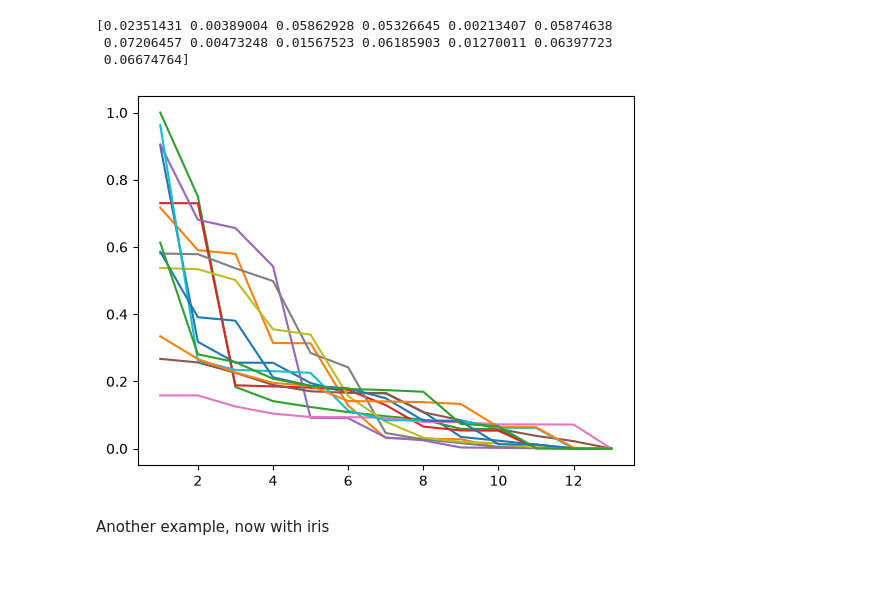
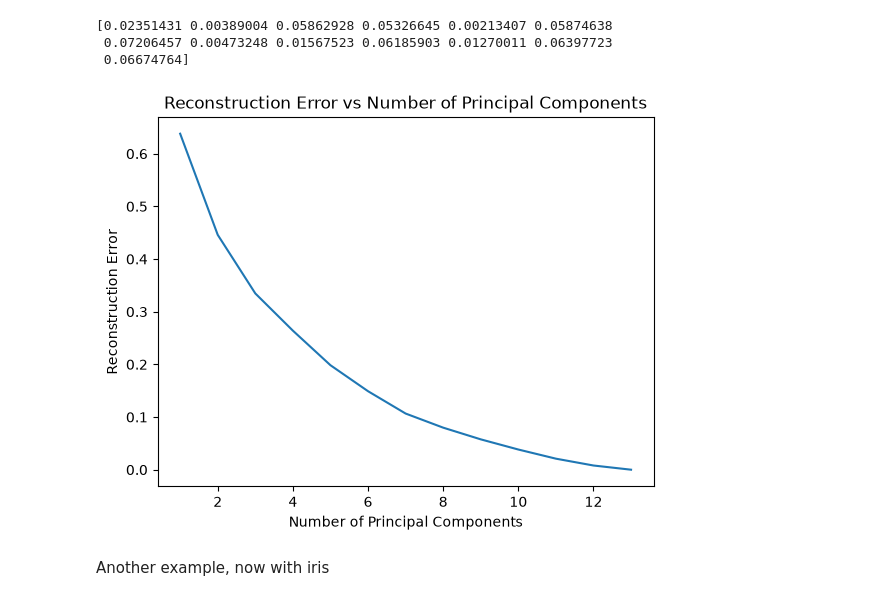
Before and after one commit to vaibhavgarg1982/DSAI-teaching, a Jupyter notebook: 0300_dimensionality_reduction.ipynb, the cells around one changed output. Drawn from its saved outputs; the diff is of its cells as text; code cells hidden in the pictures; blank space fills up the shorter version.

Commit message:
Improved graphical view

```diff
--- a/0300_dimensionality_reduction.ipynb
+++ b/0300_dimensionality_reduction.ipynb
@@ -96,17 +96,20 @@ print(error)
 # %%
 import matplotlib.pyplot as plt
 errors = []
 for n in range(1, 14):
     pca = PCA(n_components=n)
     X_dim_red = pca.fit_transform(X_scaled)
     X_reconstructed = pca.inverse_transform(X_dim_red)
-    error = ((X_scaled - X_reconstructed) ** 2).mean(axis=0)
+    error = ((X_scaled - X_reconstructed) ** 2).mean() #axis=0 to do a per feature reconstruction error plotting
     errors.append(error)
 
 plt.plot(range(1, 14), errors)
+plt.ylabel('Reconstruction Error')
+plt.xlabel('Number of Principal Components')
+plt.title('Reconstruction Error vs Number of Principal Components')
 plt.show()
 # %% [output]
-[figure, old version]
+[figure, new version]
 # %% [markdown]
 Another example, now with iris
 # %%
```
